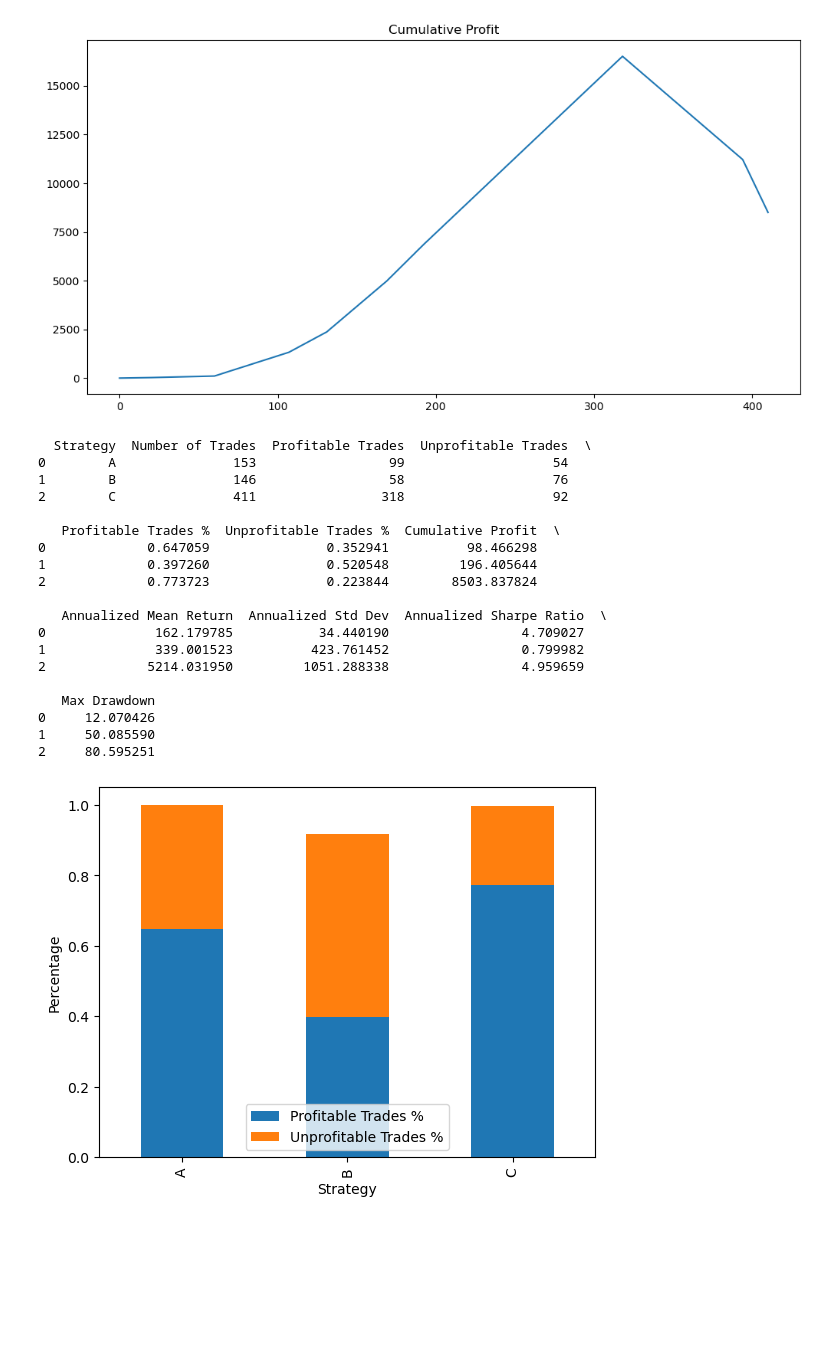
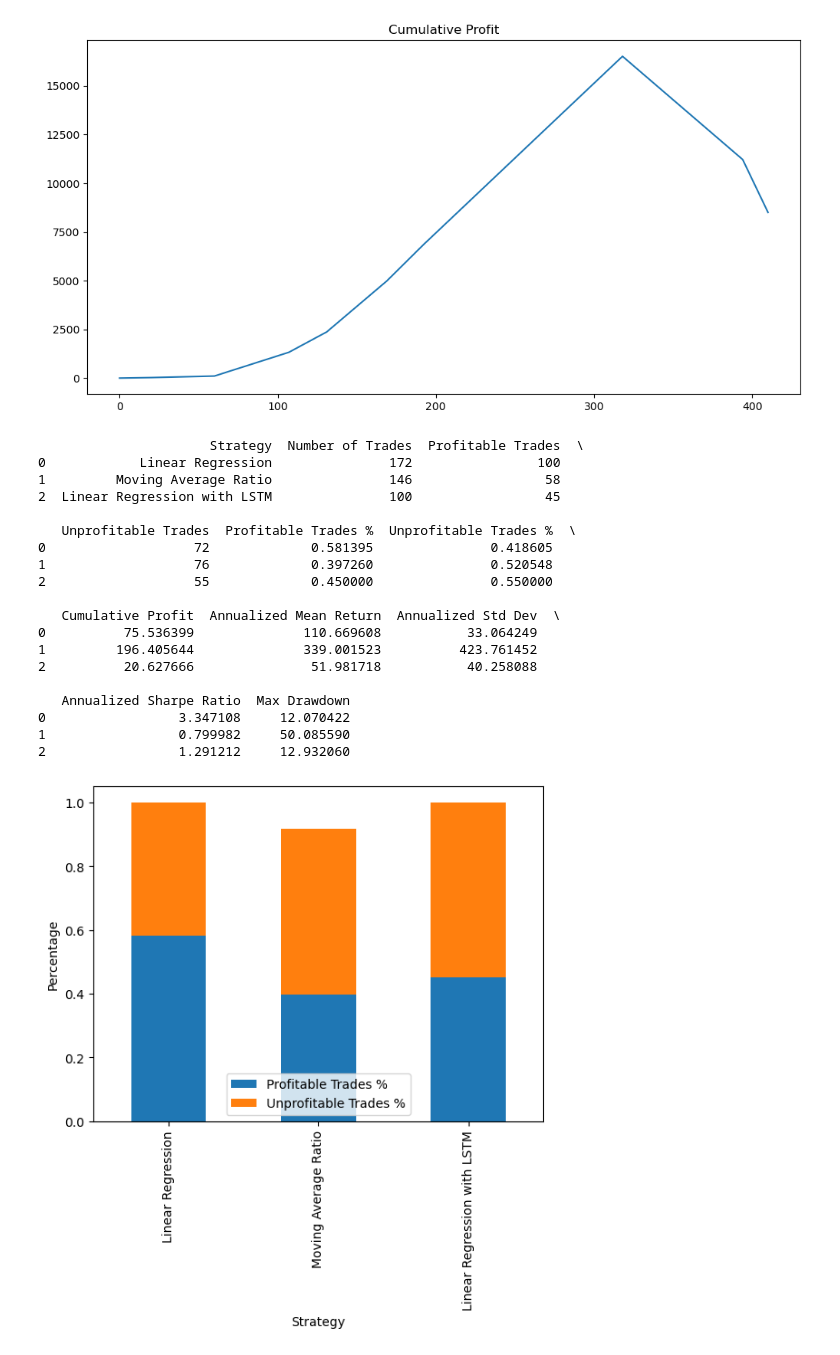
Before and after one commit to yuxiny1/Pairs_trading_Linear_regression, a Jupyter notebook: Pairs_Trading_Linear_regression.ipynb, the cells around one changed output. Cells and saved outputs as stored; diff of their text form; code cells hidden in the pictures; blank space fills up the shorter version.

```diff
--- a/Pairs_Trading_Linear_regression.ipynb
+++ b/Pairs_Trading_Linear_regression.ipynb
@@ -1075,58 +1075,58 @@ import matplotlib.pyplot as plt
 import seaborn as sns
 
 # Create a dictionary containing the data
 data = {
-    'Strategy': ['A', 'B', 'C'],
-    'Number of Trades': [153, 146, 411],
-    'Profitable Trades': [99, 58, 318],
-    'Unprofitable Trades': [54, 76, 92],
-    'Profitable Trades %': [0.6470588235294118, 0.3972602739726027, 0.7737226277372263],
-    'Unprofitable Trades %': [0.35294117647058826, 0.5205479452054794, 0.22384428223844283],
-    'Cumulative Profit': [98.4662980000002, 196.40564428828264, 8503.837823593785],
-    'Annualized Mean Return': [162.1797849411768, 339.0015230181309, 5214.031950232678],
-    'Annualized Std Dev': [34.44018992035602, 423.7614520504209, 1051.2883383828148],
-    'Annualized Sharpe Ratio': [4.709027020937529, 0.7999819742400617, 4.959659267459741],
-    'Max Drawdown': [12.070425999999998, 50.0855897327492, 80.59525131274482],
+    'Strategy': ['Linear Regression', 'Moving Average Ratio', 'Linear Regression with LSTM'],
+    'Number of Trades': [172, 146, 100],
+    'Profitable Trades': [100, 58, 45],
+    'Unprofitable Trades': [72, 76, 55],
+    'Profitable Trades %': [0.5813953488372093, 0.3972602739726027, 0.45],
+    'Unprofitable Trades %': [0.4186046511627907, 0.5205479452054794, 0.55],
+    'Cumulative Profit': [75.53639900000006, 196.40564428828264, 20.62766599999989],
+    'Annualized Mean Return': [110.6696078372094, 339.0015230181309, 51.98171831999973],
+    'Annualized Std Dev': [33.06424886553786, 423.7614520504209, 40.25808787486133],
+    'Annualized Sharpe Ratio': [3.3471078773713776, 0.7999819742400617, 1.2912118052298027],
+    'Max Drawdown': [12.07042199999998, 50.0855897327492, 12.932060000000007],
 }
 
 # Create a DataFrame from the dictionary
 df = pd.DataFrame(data)
 
 # Print the DataFrame
 print(df)
 
 # Plot a bar chart to visualize the percentage of profitable and unprofitable trades for each strategy
 ax = df[['Strategy', 'Profitable Trades %', 'Unprofitable Trades %']].plot.bar(x='Strategy', stacked=True)
 ax.set_ylabel('Percentage')
 plt.show()
 
 # Plot a bar chart to visualize the annualized Sharpe ratio for each strategy
 ax = df[['Strategy', 'Annualized Sharpe Ratio']].plot.bar(x='Strategy')
 ax.set_ylabel('Annualized Sharpe Ratio')
 plt.show()
 
 # Plot a bar chart to visualize the max drawdown for each strategy
 ax = df[['Strategy', 'Max Drawdown']].plot.bar(x='Strategy')
 ax.set_ylabel('Max Drawdown')
 plt.show()
 # %% [output]
-  Strategy  Number of Trades  Profitable Trades  Unprofitable Trades  \
-0        A               153                 99                   54
-1        B               146                 58                   76
-2        C               411                318                   92
+                      Strategy  Number of Trades  Profitable Trades  \
+0            Linear Regression               172                100
+1         Moving Average Ratio               146                 58
+2  Linear Regression with LSTM               100                 45
 
-   Profitable Trades %  Unprofitable Trades %  Cumulative Profit  \
-0             0.647059               0.352941          98.466298
-1             0.397260               0.520548         196.405644
-2             0.773723               0.223844        8503.837824
+   Unprofitable Trades  Profitable Trades %  Unprofitable Trades %  \
+0                   72             0.581395               0.418605
+1                   76             0.397260               0.520548
+2                   55             0.450000               0.550000
 
-   Annualized Mean Return  Annualized Std Dev  Annualized Sharpe Ratio  \
-0              162.179785           34.440190                 4.709027
-1              339.001523          423.761452                 0.799982
-2             5214.031950         1051.288338                 4.959659
+   Cumulative Profit  Annualized Mean Return  Annualized Std Dev  \
+0          75.536399              110.669608           33.064249
+1         196.405644              339.001523          423.761452
+2          20.627666               51.981718           40.258088
 
-   Max Drawdown
-0     12.070426
-1     50.085590
-2     80.595251
+   Annualized Sharpe Ratio  Max Drawdown
+0                 3.347108     12.070422
+1                 0.799982     50.085590
+2                 1.291212     12.932060
-[figure, old version]
+[figure, new version]
```
Also changed, not shown: parts of 1 cell of this notebook.
